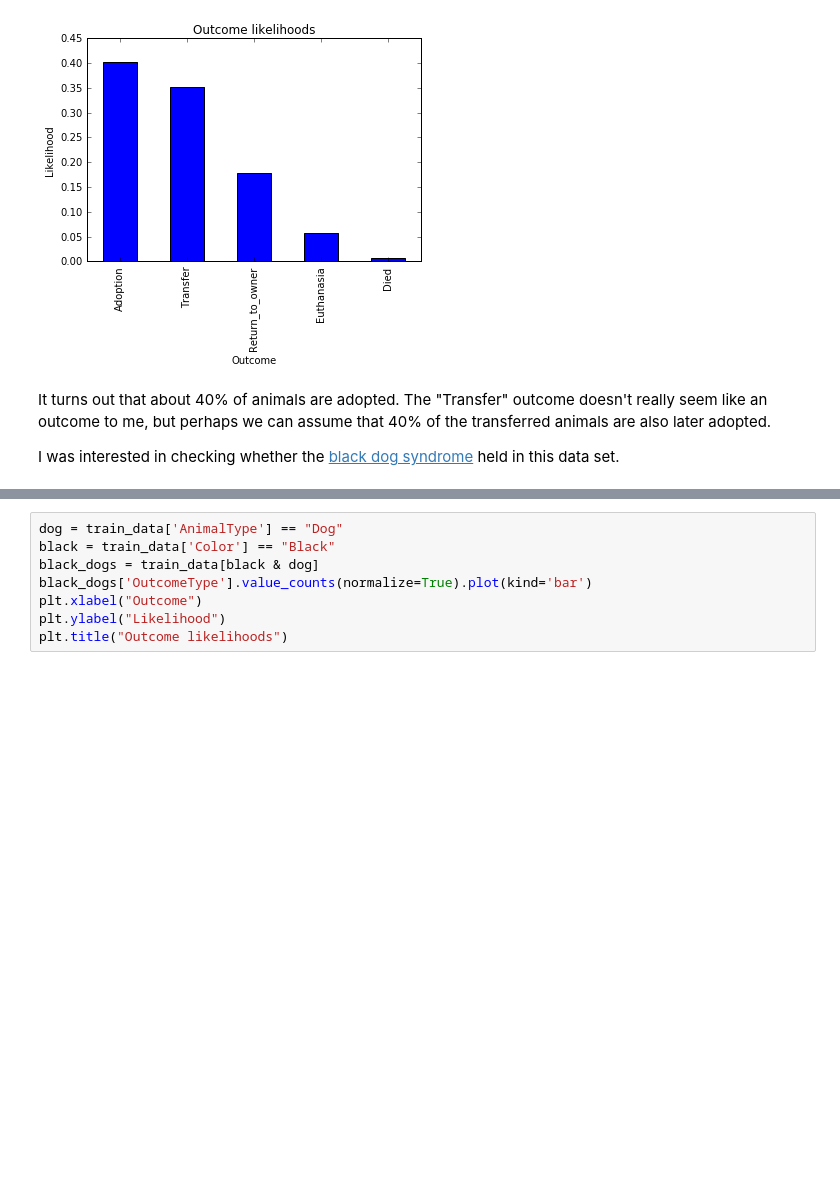
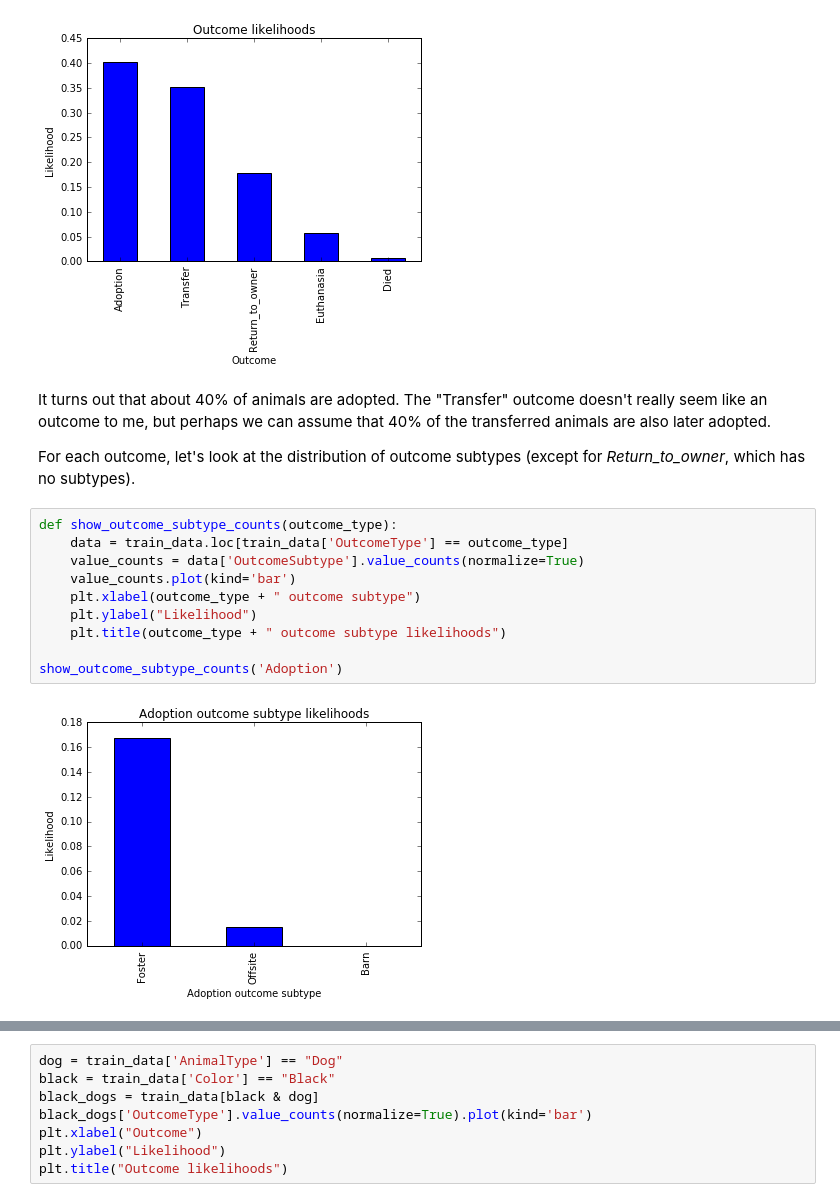
Before and after one commit to dippindots/kaggle-shelter-animal-outcomes, a Jupyter notebook: src/report.ipynb, the cells around one changed output, grey strips where cells are left out. Cells and saved outputs as stored; diff of their text form; blank space fills up the shorter version.

Commit message:
A bit more exploration of the data. What are the distributions of different classes, ages of animals, etc.?

```diff
--- a/src/report.ipynb
+++ b/src/report.ipynb
@@ -90,4 +90,16 @@ plt.title("Outcome likelihoods")
 # %% [markdown]
 It turns out that about 40% of animals are adopted.  The "Transfer" outcome doesn't really seem like an outcome to me, but perhaps we can assume that 40% of the transferred animals are also later adopted.
 
-I was interested in checking whether the [black dog syndrome](https://en.wikipedia.org/wiki/Black_dog_syndrome) held in this data set.
+For each outcome, let's look at the distribution of outcome subtypes (except for *Return_to_owner*, which has no subtypes).
+# %%
+def show_outcome_subtype_counts(outcome_type):
+    data = train_data.loc[train_data['OutcomeType'] == outcome_type]
+    value_counts = data['OutcomeSubtype'].value_counts(normalize=True)
+    value_counts.plot(kind='bar')
+    plt.xlabel(outcome_type + " outcome subtype")
+    plt.ylabel("Likelihood")
+    plt.title(outcome_type + " outcome subtype likelihoods")
+
+show_outcome_subtype_counts('Adoption')
+# %% [output]
+[figure, added]
```
Also changed, not shown: parts of 6 cells of this notebook.
